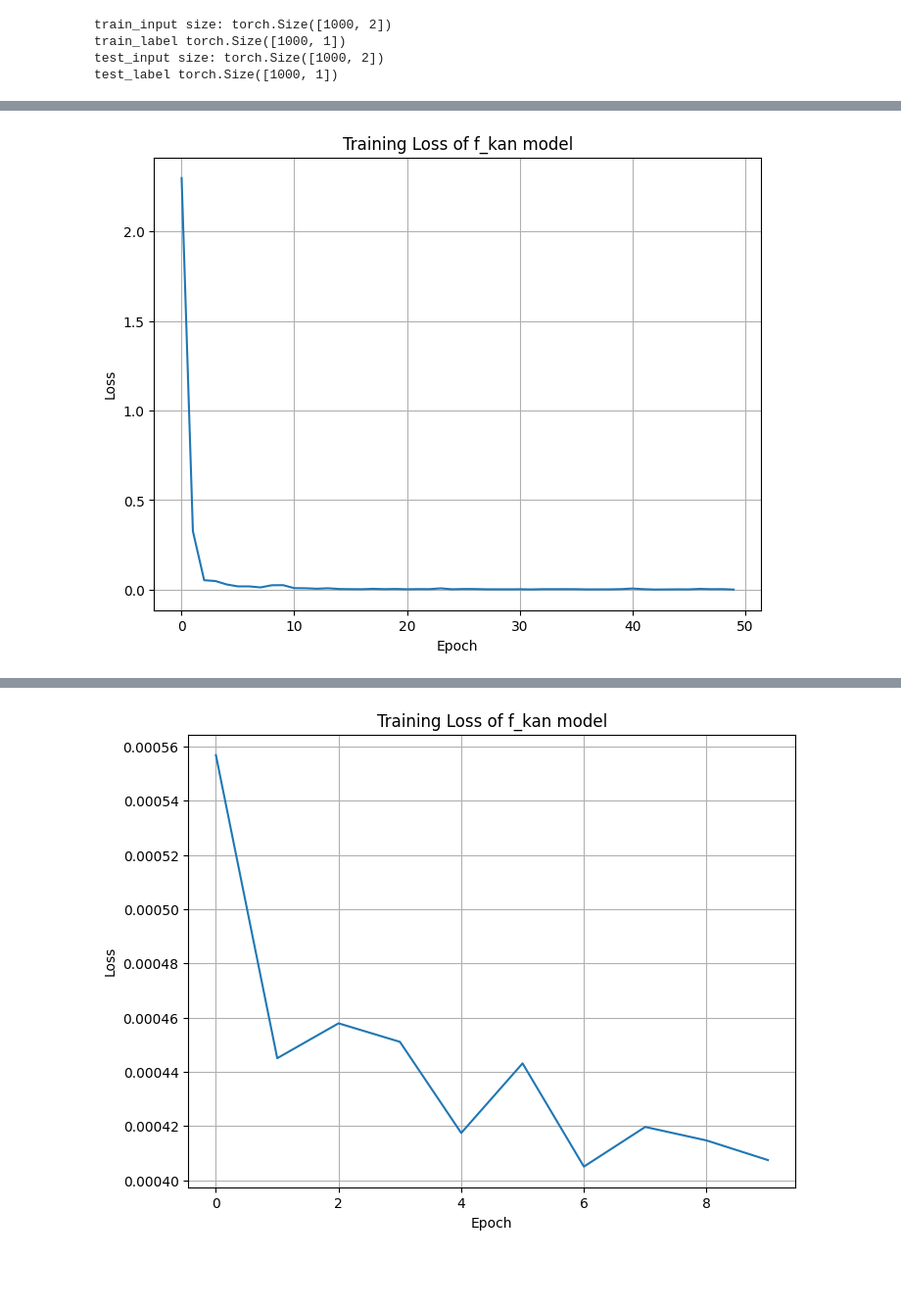
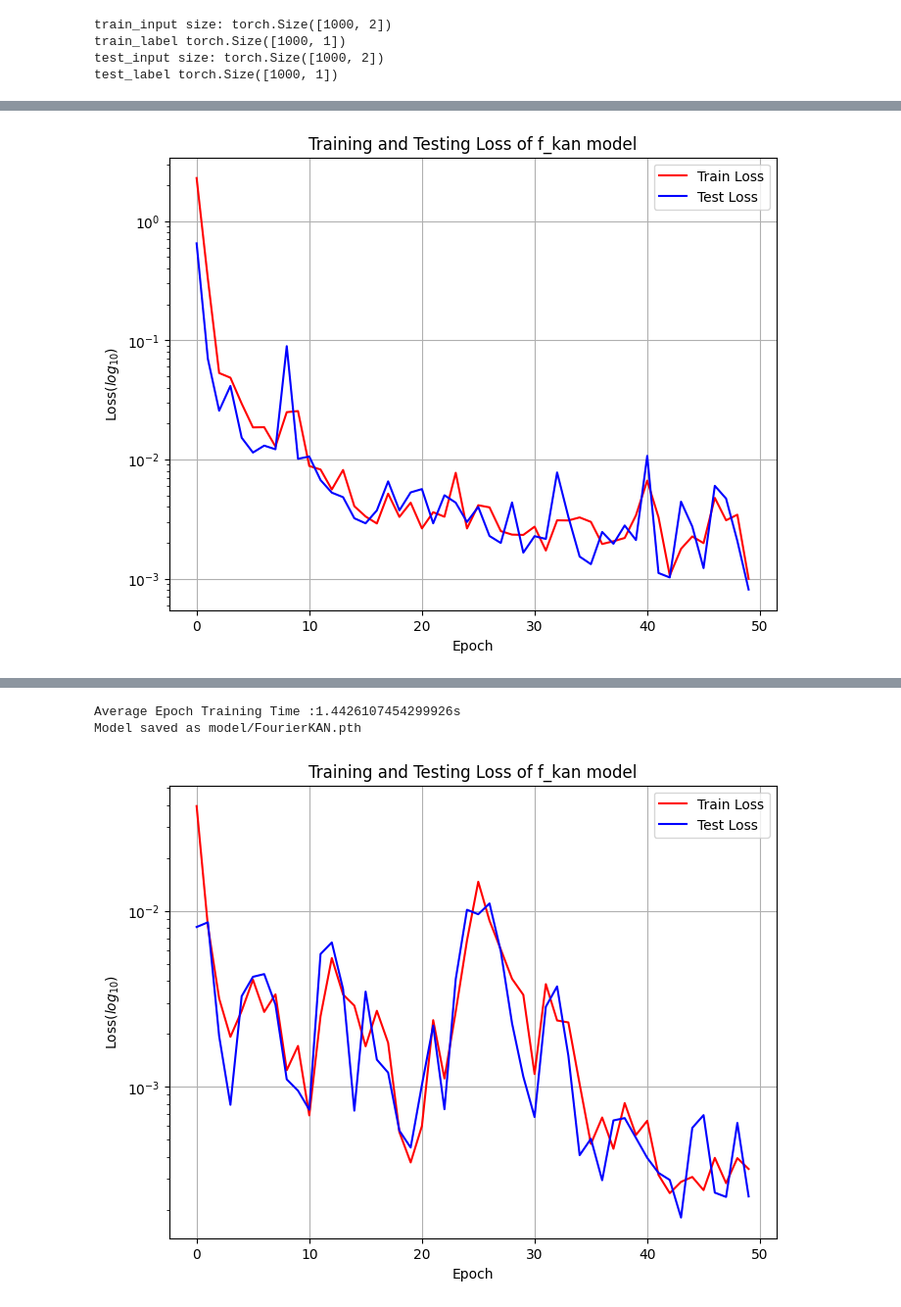
Before and after one commit to Ivans-11/base-kan, a Jupyter notebook: notebook/f_kan_train.ipynb, the cells around one changed output, grey strips where cells are left out. Shown: that part at 98% size. Drawn from its saved outputs; the diff is of its cells as text; code cells hidden in the pictures; blank space fills up the shorter version.

Commit message:
Opt Train and Test Method

```diff
--- a/notebook/f_kan_train.ipynb
+++ b/notebook/f_kan_train.ipynb
@@ -94,55 +120,35 @@ Epoch [50/50] completed. Average Loss: 0.0010
 # %%
 # Plot the loss curve
 plt.figure(figsize=(8,6))
-plt.plot(epoch_losses)
+plt.plot(epoch_losses, label='Train Loss', color='r')
+plt.plot(test_losses, label='Test Loss', color='b')
 plt.xlabel('Epoch')
-plt.ylabel('Loss')
-plt.title('Training Loss of f_kan model')
+plt.ylabel('Loss($log_{10}$)')
+plt.yscale('log')
+plt.title('Training and Testing Loss of f_kan model')
 plt.grid(True)
+plt.legend()
 plt.show()
 # %% [output]
-[figure, old version]
+[figure, new version]
 # %%
 # Increase the frequency
 new_frequency_count=4
 model.increase_frequency(new_frequency_count=new_frequency_count)
 # %%
 # Training process
-num_epochs = 10
-epoch_losses = []
-for epoch in range(num_epochs):
-    running_loss = 0.0
-    for i, (inputs, labels) in enumerate(train_loader):
-        # Forward pass
-        outputs = model(inputs)
-        loss = criterion(outputs, labels)
-
-        # Backward and optimize
-        optimizer.zero_grad()
-        loss.backward()
-        optimizer.step()
-
-        # Record loss
-        running_loss += loss.item()
-
-        # Print information every certain steps
-        # if (i + 1) % 10 == 0:
-            # print(f"Epoch [{epoch + 1}/{num_epochs}], Step [{i + 1}/{len(train_loader)}], Loss: {loss.item():.4f}")
-
-    # Print average loss of the epoch
-    epoch_loss = running_loss / len(train_loader)
-    print(f"Epoch [{epoch + 1}/{num_epochs}] completed. Average Loss: {epoch_loss:.4f}")
-    epoch_losses.append(epoch_loss)
-
-# Save the model
-torch.save(model.state_dict(), 'model/fourier_kan_model.pth')
+num_epochs = 50
+epoch_losses, test_losses, epoch_time = train(model, train_loader, dataset['test_input'], dataset['test_label'], num_epochs=num_epochs, save=True, model_name='FourierKAN')
 
 # Plot the loss curve
 plt.figure(figsize=(8,6))
-plt.plot(epoch_losses)
+plt.plot(epoch_losses, label='Train Loss', color='r')
+plt.plot(test_losses, label='Test Loss', color='b')
 plt.xlabel('Epoch')
-plt.ylabel('Loss')
-plt.title('Training Loss of f_kan model')
+plt.ylabel('Loss($log_{10}$)')
+plt.yscale('log')
+plt.title('Training and Testing Loss of f_kan model')
 plt.grid(True)
+plt.legend()
 plt.show()
 # %% [output]
@@ -159 +157,3 @@ Epoch [10/10] completed. Average Loss: 0.0004
+Average Epoch Training Time :1.4426107454299926s
+Model saved as model/FourierKAN.pth
-[figure, old version]
+[figure, new version]
```
Also changed, not shown: parts of 8 cells of this notebook, 45 other files.
